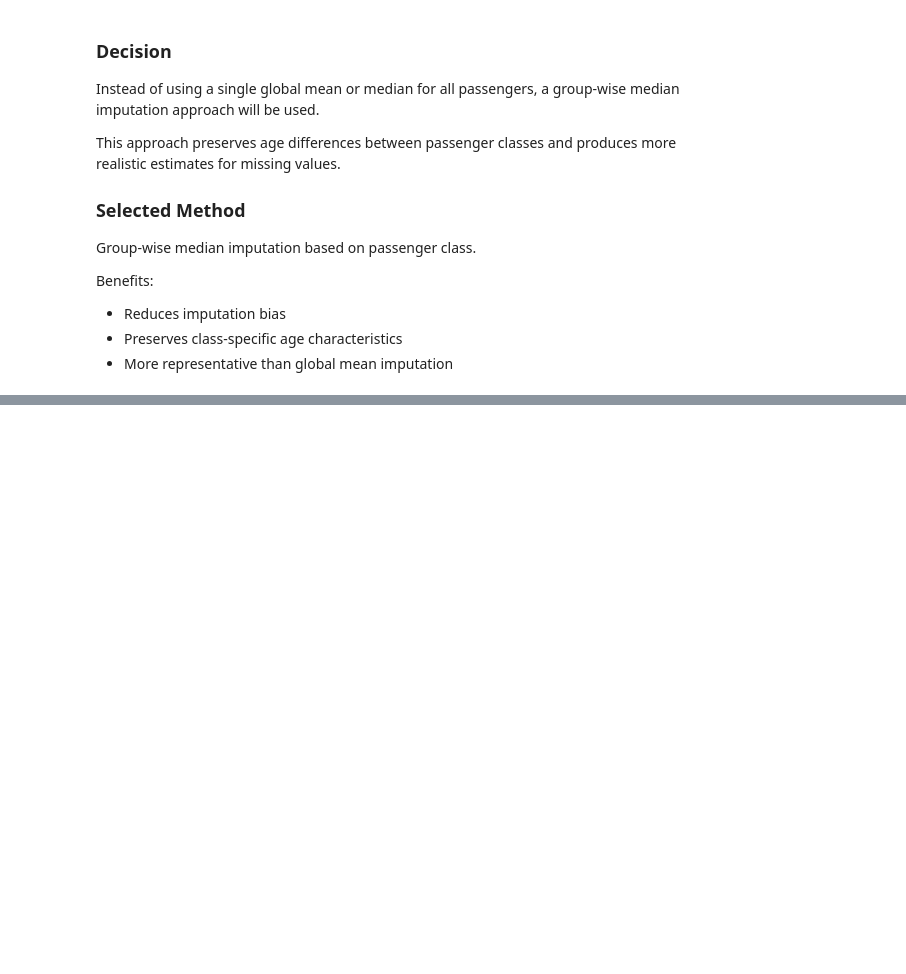
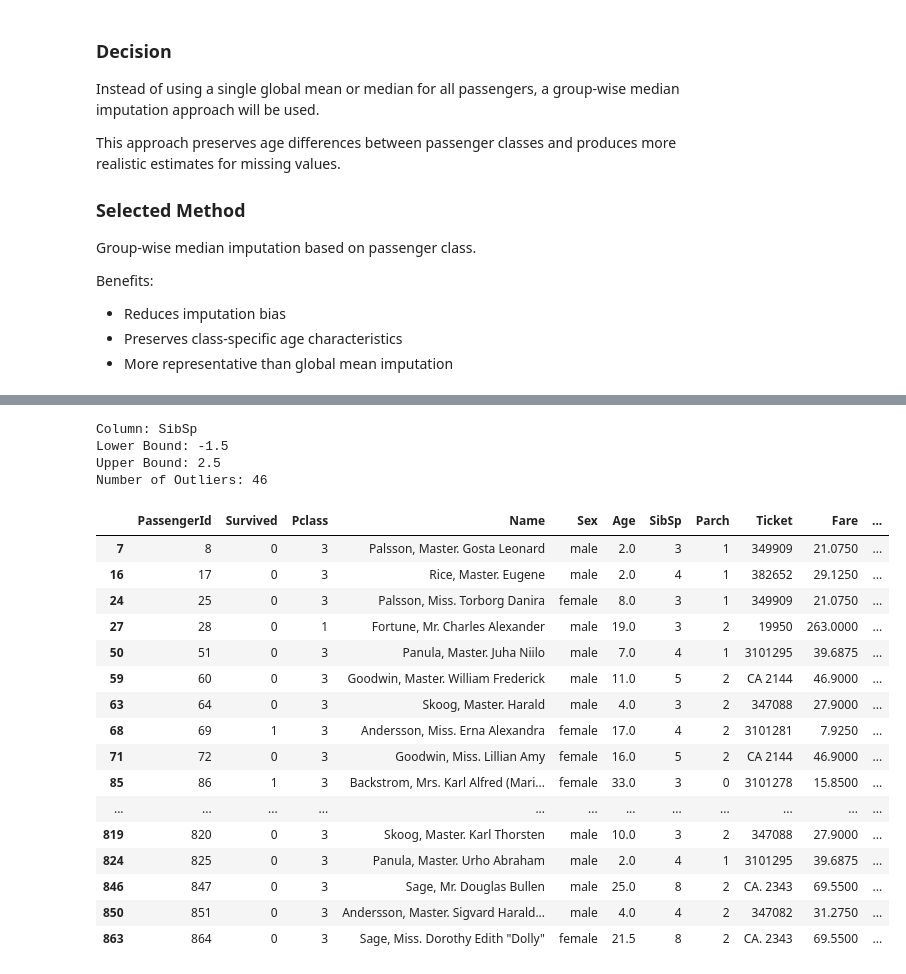
Before and after one commit to AlwinVJ/titanic_preprocessing, a Jupyter notebook: notebook/preprocessing.ipynb, the cells around one changed output, grey strips where cells are left out. Cells and saved outputs as stored; diff of their text form; code cells hidden in the pictures; blank space fills up the shorter version.

```diff
--- a/notebook/preprocessing.ipynb
+++ b/notebook/preprocessing.ipynb
@@ -440,0 +578,24 @@ Benefits:
+# %%
+detect_outliers_iqr(df, "SibSp")
+# %% [output]
+Column: SibSp
+Lower Bound: -1.5
+Upper Bound: 2.5
+Number of Outliers: 46
+|  | PassengerId | Survived | Pclass | Name | Sex | Age | SibSp | Parch | Ticket | Fare | ... |
+| 7 | 8 | 0 | 3 | Palsson, Master. Gosta Leonard | male | 2.0 | 3 | 1 | 349909 | 21.0750 | ... |
+| 16 | 17 | 0 | 3 | Rice, Master. Eugene | male | 2.0 | 4 | 1 | 382652 | 29.1250 | ... |
+| 24 | 25 | 0 | 3 | Palsson, Miss. Torborg Danira | female | 8.0 | 3 | 1 | 349909 | 21.0750 | ... |
+| 27 | 28 | 0 | 1 | Fortune, Mr. Charles Alexander | male | 19.0 | 3 | 2 | 19950 | 263.0000 | ... |
+| 50 | 51 | 0 | 3 | Panula, Master. Juha Niilo | male | 7.0 | 4 | 1 | 3101295 | 39.6875 | ... |
+| 59 | 60 | 0 | 3 | Goodwin, Master. William Frederick | male | 11.0 | 5 | 2 | CA 2144 | 46.9000 | ... |
+| 63 | 64 | 0 | 3 | Skoog, Master. Harald | male | 4.0 | 3 | 2 | 347088 | 27.9000 | ... |
+| 68 | 69 | 1 | 3 | Andersson, Miss. Erna Alexandra | female | 17.0 | 4 | 2 | 3101281 | 7.9250 | ... |
+| 71 | 72 | 0 | 3 | Goodwin, Miss. Lillian Amy | female | 16.0 | 5 | 2 | CA 2144 | 46.9000 | ... |
+| 85 | 86 | 1 | 3 | Backstrom, Mrs. Karl Alfred (Mari... | female | 33.0 | 3 | 0 | 3101278 | 15.8500 | ... |
+| ... | ... | ... | ... | ... | ... | ... | ... | ... | ... | ... | ... |
+| 819 | 820 | 0 | 3 | Skoog, Master. Karl Thorsten | male | 10.0 | 3 | 2 | 347088 | 27.9000 | ... |
+| 824 | 825 | 0 | 3 | Panula, Master. Urho Abraham | male | 2.0 | 4 | 1 | 3101295 | 39.6875 | ... |
+| 846 | 847 | 0 | 3 | Sage, Mr. Douglas Bullen | male | 25.0 | 8 | 2 | CA. 2343 | 69.5500 | ... |
+| 850 | 851 | 0 | 3 | Andersson, Master. Sigvard Harald... | male | 4.0 | 4 | 2 | 347082 | 31.2750 | ... |
+| 863 | 864 | 0 | 3 | Sage, Miss. Dorothy Edith "Dolly" | female | 21.5 | 8 | 2 | CA. 2343 | 69.5500 | ... |
```
Also changed, not shown: parts of 10 cells of this notebook.
